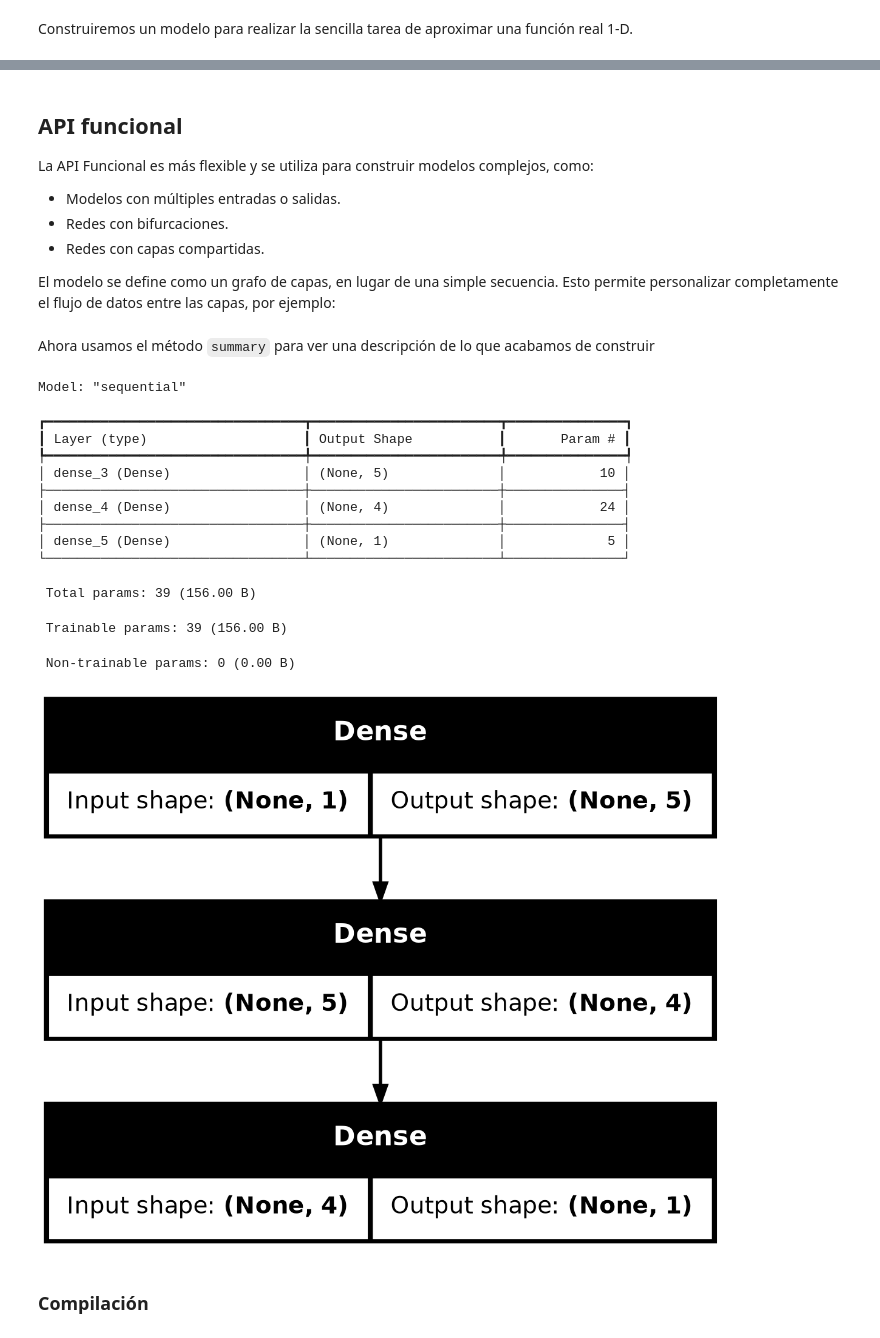
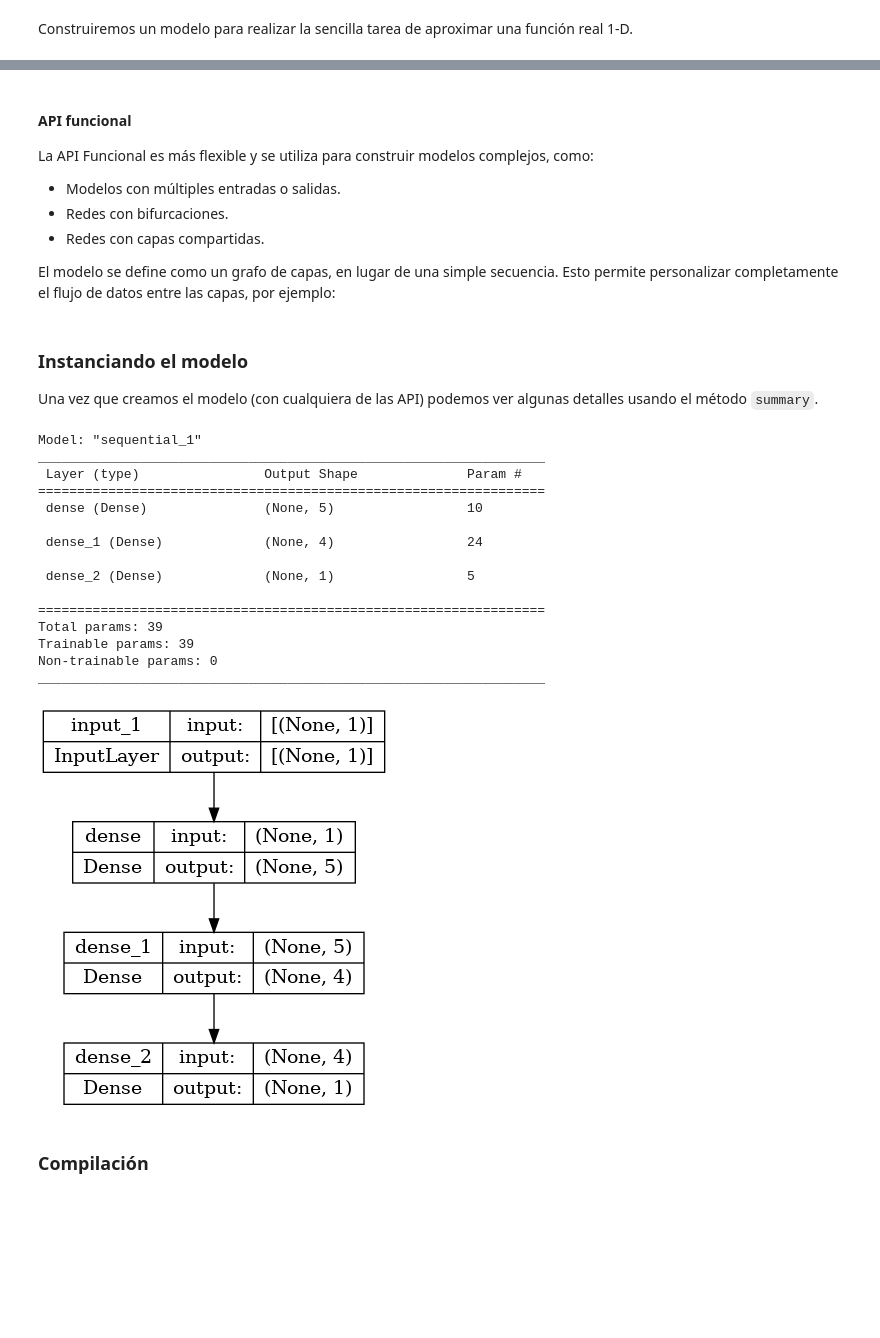
Before and after one commit to nicklessagus/AA_Nuclear, a Jupyter notebook: Notebooks/3_Redes_Neuronales.ipynb, the cells around one changed output, grey strips where cells are left out. Cells and saved outputs as stored; diff of their text form; code cells hidden in the pictures; blank space fills up the shorter version.

```diff
--- a/Notebooks/3_Redes_Neuronales.ipynb
+++ b/Notebooks/3_Redes_Neuronales.ipynb
@@ -34,21 +32,21 @@ Keras ofrece dos estilos principales de API para construir modelos de aprendizaj
 La API Secuencial es la forma más simple de construir un modelo en Keras, las capas se apilan una tras otra  formando un flujo directo de entrada a salida. Por ejemplo:
 # %%
 # Instancia modelo
-model1 = keras.models.Sequential()
+model_secu = keras.models.Sequential()
 
 # Usa el método add para añadir una capa de entrada (que también es una clase de keras)
 # En este caso la entrada es un único valor, pero siempre recibe una tupla
-model1.add(keras.layers.InputLayer(shape=(1,)))
+model_secu.add(keras.layers.InputLayer(input_shape=(1,)))
 
 # Añade dos capas ocultas totalmente conectadas (también llamadas densas)
 # Se puede cambiar la función de activación
-model1.add(keras.layers.Dense(5, activation='tanh'))
-model1.add(keras.layers.Dense(4, activation='tanh'))
+model_secu.add(keras.layers.Dense(5, activation='tanh'))
+model_secu.add(keras.layers.Dense(4, activation='tanh'))
 
 # Añade la capa de salida. Como se trata de un problema de regresión, elegimos la activación lineal
-model1.add(keras.layers.Dense(1, activation='linear'))
+model_secu.add(keras.layers.Dense(1, activation='linear'))
 # %% [markdown]
-## API funcional
+#### API funcional
 
 La API Funcional es más flexible y se utiliza para construir modelos complejos, como:
 
@@ -70,30 +76,34 @@ outputs = layers.Dense(1, activation='linear')(x)  # Capa de salida
 
 # Crear el modelo
 model_func = Model(inputs=inputs, outputs=outputs)
-# %% [markdown]
-Ahora usamos el método `summary` para ver una descripción de lo que acabamos de construir
+# %% [markdown]
+### Instanciando el modelo
+Una vez que creamos el modelo (con cualquiera de las API) podemos ver algunas detalles usando el método `summary`.
 # %%
 # El None en el "Output Shape" representa el tamaño del lote, a esta altura todavia no está definido en el modelo
-model1.summary()
+model_secu.summary()
 #model_func.summary()
 # %% [output]
-Model: "sequential"
+Model: "sequential_1"
+_________________________________________________________________
+ Layer (type)                Output Shape              Param #
+=================================================================
+ dense (Dense)               (None, 5)                 10
+
+ dense_1 (Dense)             (None, 4)                 24
+
+ dense_2 (Dense)             (None, 1)                 5
+
+=================================================================
+Total params: 39
+Trainable params: 39
+Non-trainable params: 0
+_________________________________________________________________
-┏━━━━━━━━━━━━━━━━━━━━━━━━━━━━━━━━━┳━━━━━━━━━━━━━━━━━━━━━━━━┳━━━━━━━━━━━━━━━┓
-┃ Layer (type)                    ┃ Output Shape           ┃       Param # ┃
-┡━━━━━━━━━━━━━━━━━━━━━━━━━━━━━━━━━╇━━━━━━━━━━━━━━━━━━━━━━━━╇━━━━━━━━━━━━━━━┩
-│ dense_3 (Dense)                 │ (None, 5)              │            10 │
-├─────────────────────────────────┼────────────────────────┼───────────────┤
-│ dense_4 (Dense)                 │ (None, 4)              │            24 │
-├─────────────────────────────────┼────────────────────────┼───────────────┤
-│ dense_5 (Dense)                 │ (None, 1)              │             5 │
-└─────────────────────────────────┴────────────────────────┴───────────────┘
- Total params: 39 (156.00 B)
- Trainable params: 39 (156.00 B)
- Non-trainable params: 0 (0.00 B)
 # %%
-keras.utils.plot_model(model1, show_shapes=True)
+keras.utils.plot_model(model_secu, show_shapes=True)
+#keras.utils.plot_model(model_func, show_shapes=True)
 # %% [output]
-[figure, old version]
+[figure, new version]
 # %% [markdown]
 ### Compilación
 # %% [markdown]
```
Also changed, not shown: parts of 35 cells of this notebook, 2 other files.
